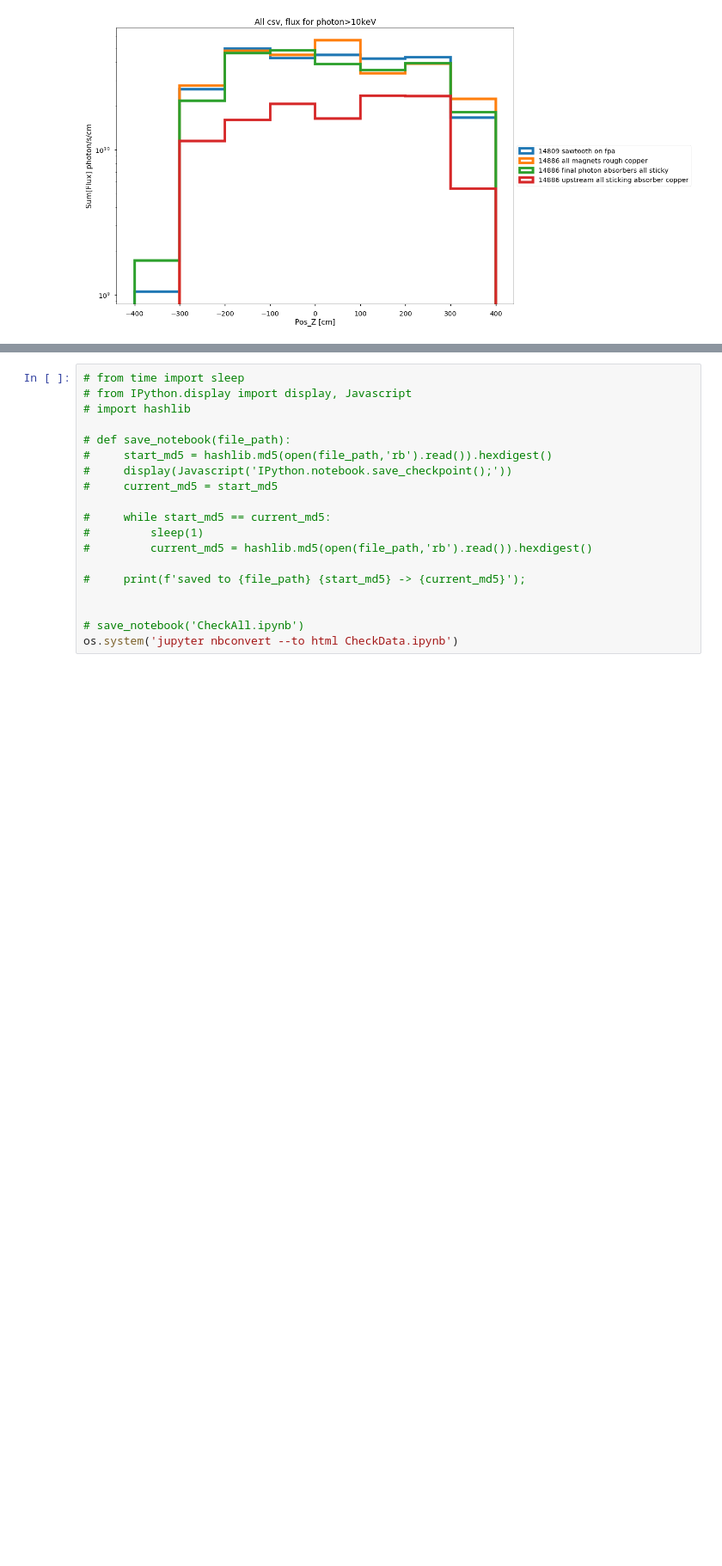
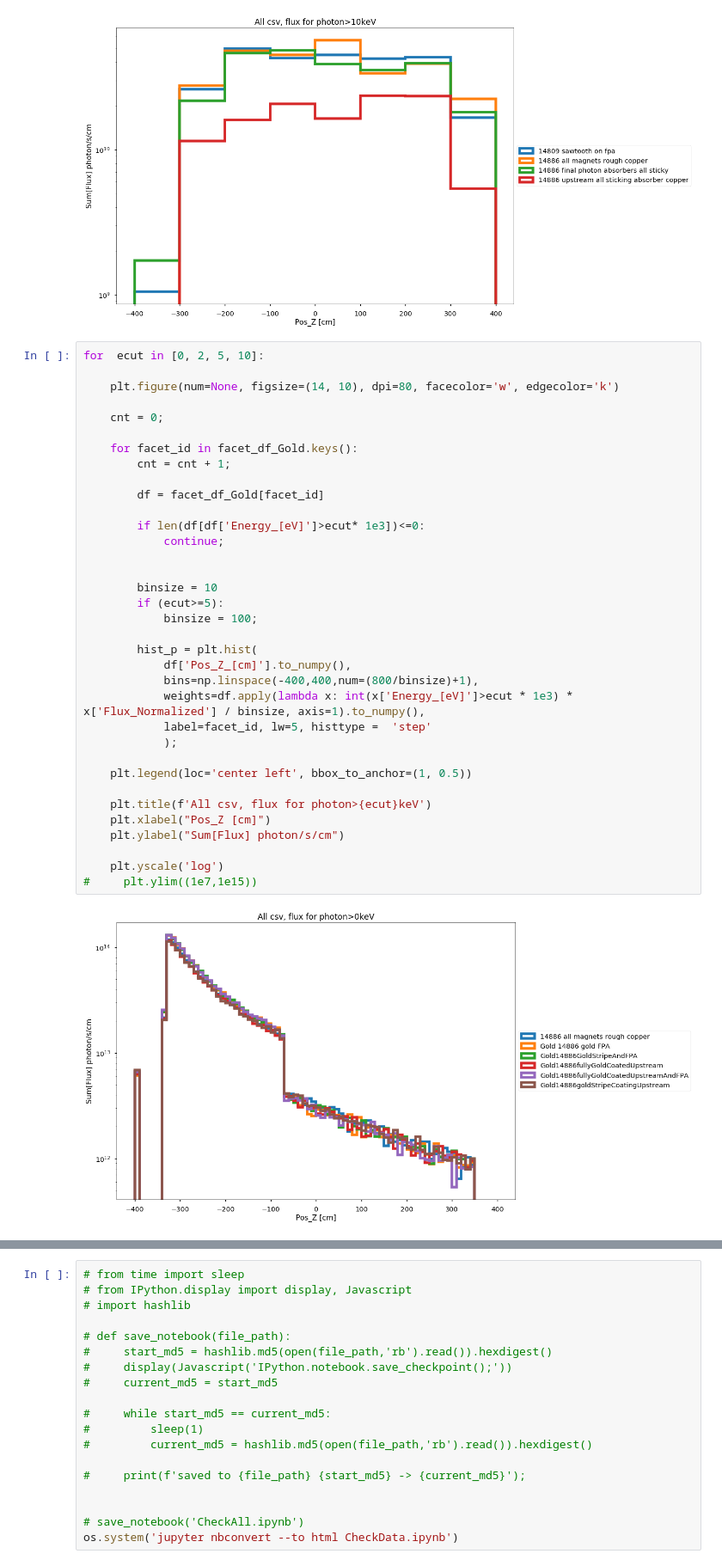
Before and after one commit to blackcathj/SynRad, a Jupyter notebook: July2020Chamber/6AugMagnetStudy/CheckData.ipynb, the cells around one changed output, grey strips where cells are left out. Shown at 86% size. Cells and saved outputs as stored; diff of their text form; blank space fills up the shorter version.

```diff
--- a/July2020Chamber/6AugMagnetStudy/CheckData.ipynb
+++ b/July2020Chamber/6AugMagnetStudy/CheckData.ipynb
@@ -222,3 +244,40 @@ for  ecut in [0, 2, 5, 10]:
 [figure]
 [figure]
 [figure]
+# %%
+for  ecut in [0, 2, 5, 10]:
+
+    plt.figure(num=None, figsize=(14, 10), dpi=80, facecolor='w', edgecolor='k')
+
+    cnt = 0;
+
+    for facet_id in facet_df_Gold.keys():
+        cnt = cnt + 1;
+
+        df = facet_df_Gold[facet_id]
+
+        if len(df[df['Energy_[eV]']>ecut* 1e3])<=0:
+            continue;
+
+
+        binsize = 10
+        if (ecut>=5):
+            binsize = 100;
+
+        hist_p = plt.hist(
+            df['Pos_Z_[cm]'].to_numpy(),
+            bins=np.linspace(-400,400,num=(800/binsize)+1),
+            weights=df.apply(lambda x: int(x['Energy_[eV]']>ecut * 1e3) * x['Flux_Normalized'] / binsize, axis=1).to_numpy(),
+            label=facet_id, lw=5, histtype =  'step'
+            );
+
+    plt.legend(loc='center left', bbox_to_anchor=(1, 0.5))
+
+    plt.title(f'All csv, flux for photon>{ecut}keV')
+    plt.xlabel("Pos_Z [cm]")
+    plt.ylabel("Sum[Flux] photon/s/cm")
+
+    plt.yscale('log')
+#     plt.ylim((1e7,1e15))
+# %% [output]
+[figure, added]
```
Also changed, not shown: parts of 7 cells of this notebook, 2 other files.
